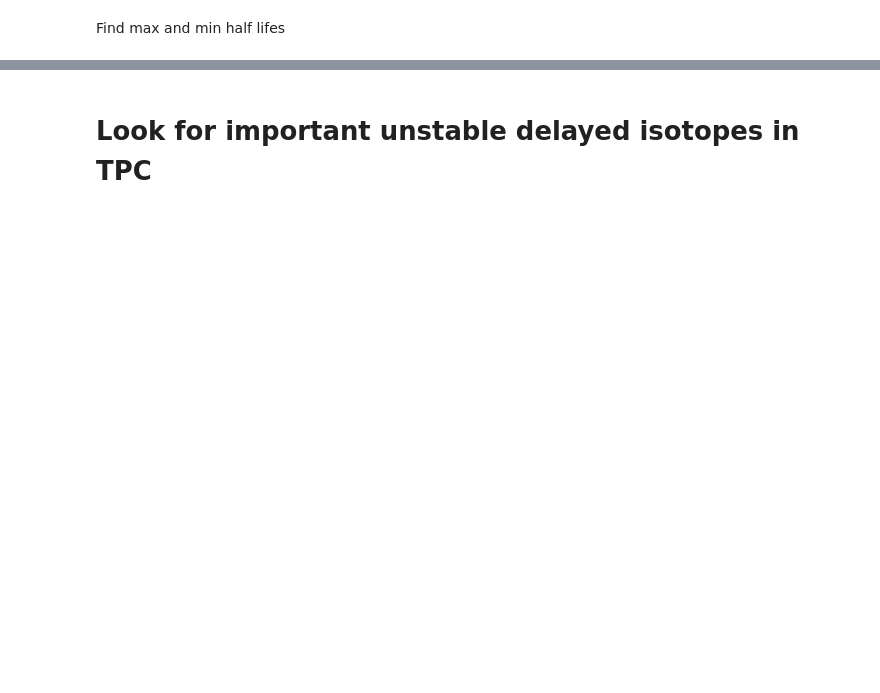
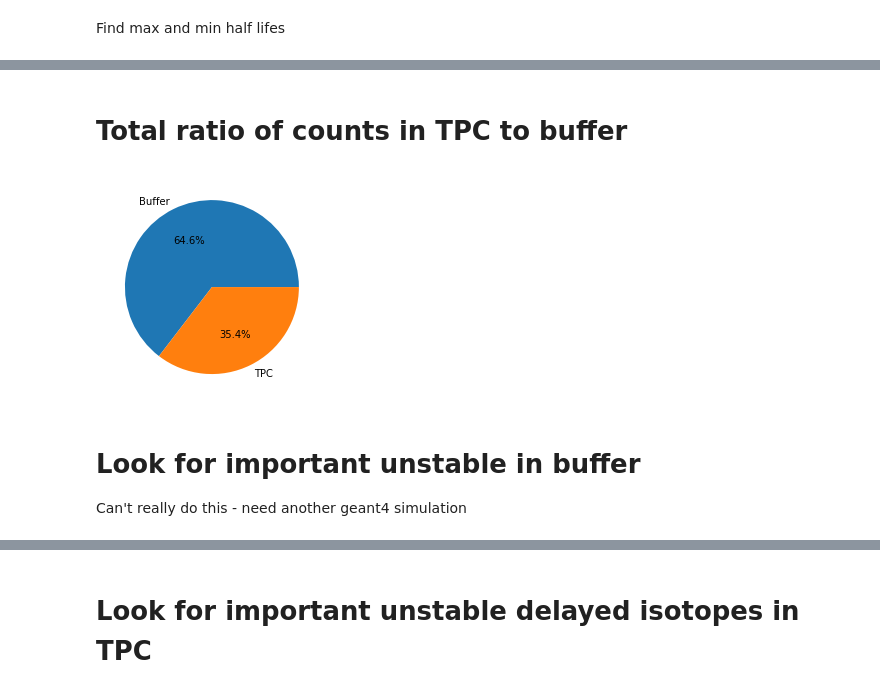
Before and after one commit to TomSB1423/nucleide_data, a Jupyter notebook: vol_counts.ipynb, the cells around one changed output, grey strips where cells are left out. Drawn from its saved outputs; the diff is of its cells as text; code cells hidden in the pictures; blank space fills up the shorter version.

```diff
--- a/vol_counts.ipynb
+++ b/vol_counts.ipynb
@@ -46,7 +34,7 @@ df_TPC_prompt = df_TPC_prompt[["Iso Symbol","Atomic Number","Mass Number","Count
 Considered delayed if created at time > 20 microseconds
 # %%
 # Open delayed TPC data file
-file_dir = "./assets/A_Z_count-TPC_delayed.txt"
+file_dir = f"./assets/{physic_model}/A_Z_count-TPC_delayed.txt"
 columns = ["Mass Number", "Atomic Number", "Counts"]
 df_TPC_delayed = open_data(file_dir, columns)
 # Add in isotope data
@@ -62,6 +44,6 @@ plt.show()
 # %%
 # Open buffer data file
-file_dir = "./assets/A_Z_count-buffers.txt"
+file_dir = f"./assets/{physic_model}/A_Z_count-buffers.txt"
 columns = ["Mass Number", "Atomic Number", "Counts"]
 df_buffers = open_data(file_dir, columns)
 # Add in isotope data
@@ -76,6 +60,6 @@ year_in_nano = (3.154 * 10**16)
 year_in_sec = (3.154 * 10**7)
 day_in_nano = (8.64 * 10 ** 13)
 sim_length = 29.01
-df_buffers["Activity (/yr)"] = df_buffers["Counts"] / sim_length
-df_TPC_prompt["Activity (/yr)"] = df_TPC_prompt["Counts"] / sim_length
-df_TPC_delayed["Activity (/yr)"] = df_TPC_delayed["Counts"] / sim_length
+df_buffers["Production (/yr)"] = df_buffers["Counts"] / sim_length
+df_TPC_prompt["Production (/yr)"] = df_TPC_prompt["Counts"] / sim_length
+df_TPC_delayed["Production (/yr)"] = df_TPC_delayed["Counts"] / sim_length
@@ -81,0 +68,4 @@ df_TPC_delayed["Activity (/yr)"] = df_TPC_delayed["Counts"] / sim_length
+# %%
+df_TPC_delayed["Decays (/yr)"] = df_TPC_delayed["Production (/yr)"] - df_TPC_delayed["Production (/yr)"] * np.e ** (-np.log(2)/(df_TPC_delayed["Half Life (ns)"] * 10 ** -9) * year_in_sec)
+df_TPC_prompt["Decays (/yr)"] = df_TPC_prompt["Production (/yr)"] - df_TPC_prompt["Production (/yr)"] * np.e ** (-np.log(2)/(df_TPC_prompt["Half Life (ns)"] * 10 ** -9) * year_in_sec)
+df_buffers["Decays (/yr)"] = df_buffers["Production (/yr)"] - df_buffers["Production (/yr)"] * np.e ** (-np.log(2)/(df_buffers["Half Life (ns)"] * 10 ** -9) * year_in_sec)
@@ -131,0 +250,10 @@ Total Activity (/yr): 69985.48776284038
+# %% [markdown]
+# Total ratio of counts in TPC to buffer
+# %%
+plt.pie(x=[df_buffers["Counts"].sum(), df_TPC_delayed["Counts"].sum() + df_TPC_prompt["Counts"].sum()], autopct='%1.1f%%', labels=["Buffer", "TPC"])
+plt.show()
+# %% [output]
+[figure, added]
+# %% [markdown]
+# Look for important unstable in buffer
+Can't really do this - need another geant4 simulation
```
Also changed, not shown: parts of 50 cells of this notebook, 6 other files.
